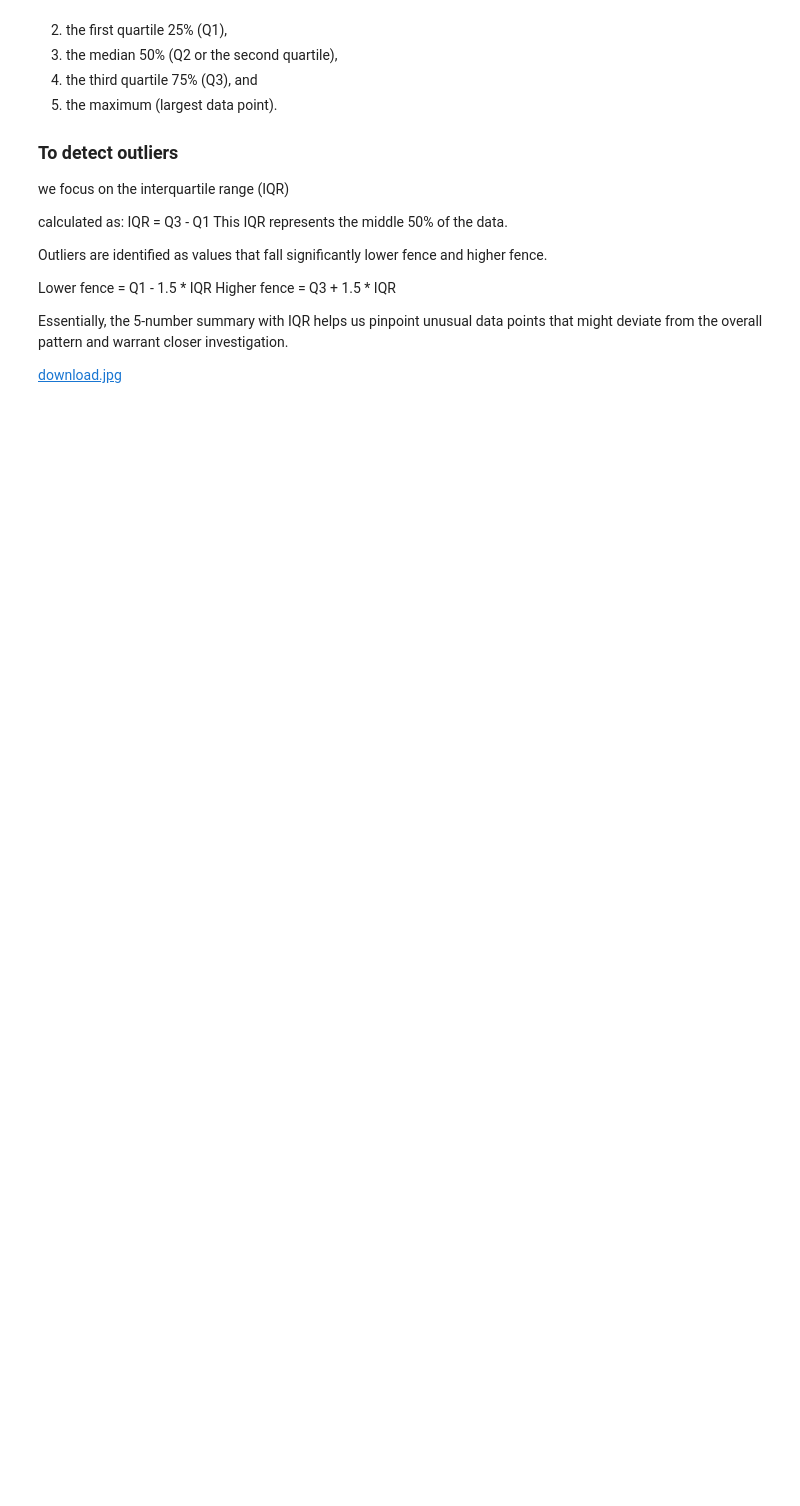
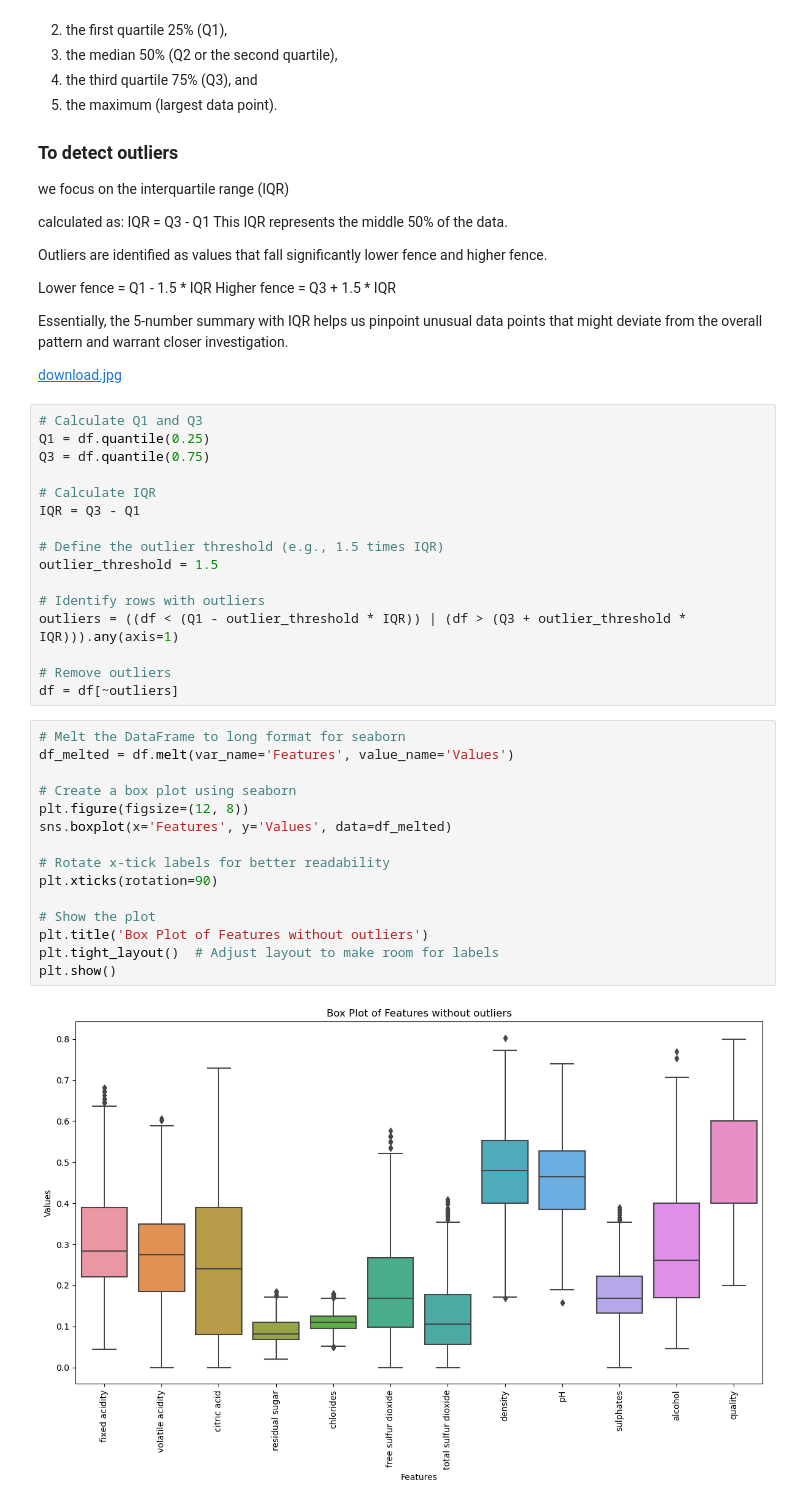
Before and after one commit to Omarnot2far/python_omar_faruk, a Jupyter notebook: week_3/Wine_quality_analysis.ipynb, the cells around one changed output. Saved outputs shown, nothing was run; the diff lists cells and outputs as text; blank space fills up the shorter version.

```diff
--- a/week_3/Wine_quality_analysis.ipynb
+++ b/week_3/Wine_quality_analysis.ipynb
@@ -287,3 +297,36 @@ Higher fence = Q3 + 1.5 * IQR
 Essentially, the 5-number summary with IQR helps us pinpoint unusual data points that might deviate from the overall pattern and warrant closer investigation.
 
 [download.jpg](attachment:download.jpg)
+# %%
+# Calculate Q1 and Q3
+Q1 = df.quantile(0.25)
+Q3 = df.quantile(0.75)
+
+# Calculate IQR
+IQR = Q3 - Q1
+
+# Define the outlier threshold (e.g., 1.5 times IQR)
+outlier_threshold = 1.5
+
+# Identify rows with outliers
+outliers = ((df < (Q1 - outlier_threshold * IQR)) | (df > (Q3 + outlier_threshold * IQR))).any(axis=1)
+
+# Remove outliers
+df = df[~outliers]
+# %%
+# Melt the DataFrame to long format for seaborn
+df_melted = df.melt(var_name='Features', value_name='Values')
+
+# Create a box plot using seaborn
+plt.figure(figsize=(12, 8))
+sns.boxplot(x='Features', y='Values', data=df_melted)
+
+# Rotate x-tick labels for better readability
+plt.xticks(rotation=90)
+
+# Show the plot
+plt.title('Box Plot of Features without outliers')
+plt.tight_layout()  # Adjust layout to make room for labels
+plt.show()
+# %% [output]
+[figure, added]
```
Also changed, not shown: parts of 3 cells of this notebook, 1 other file.
